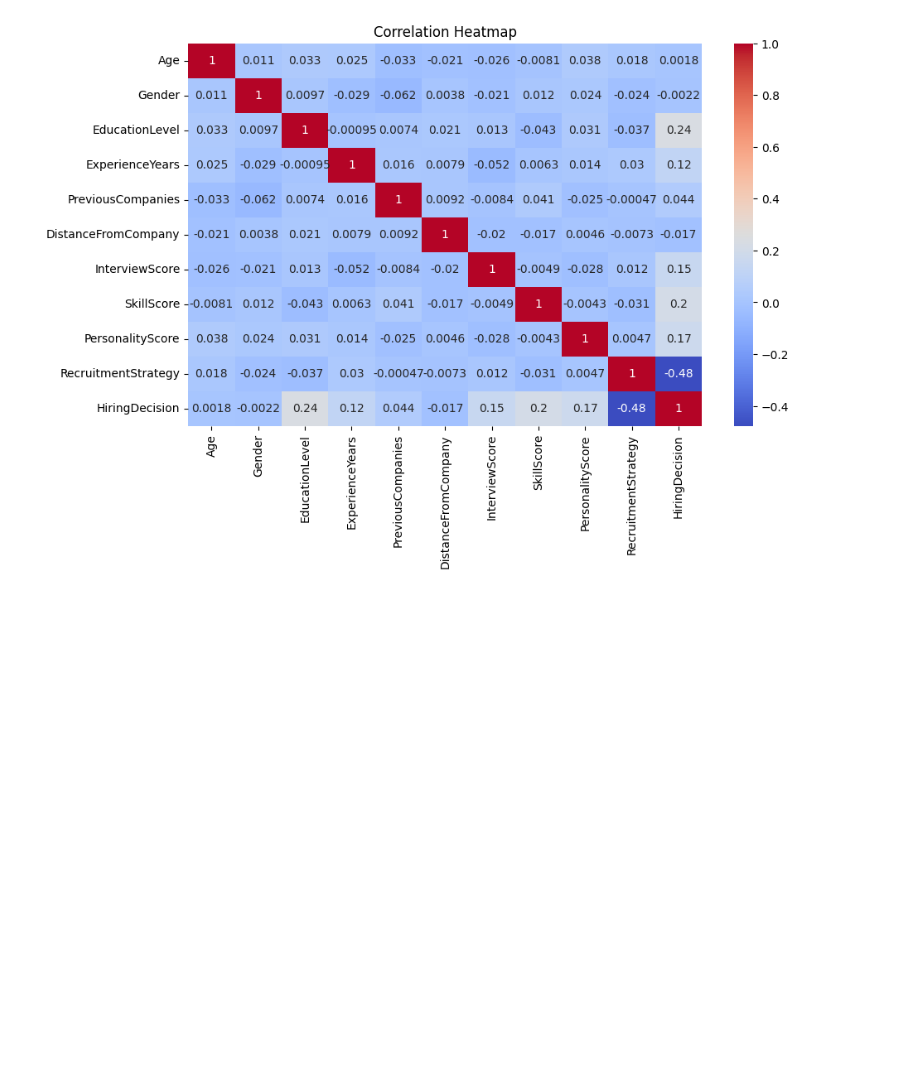
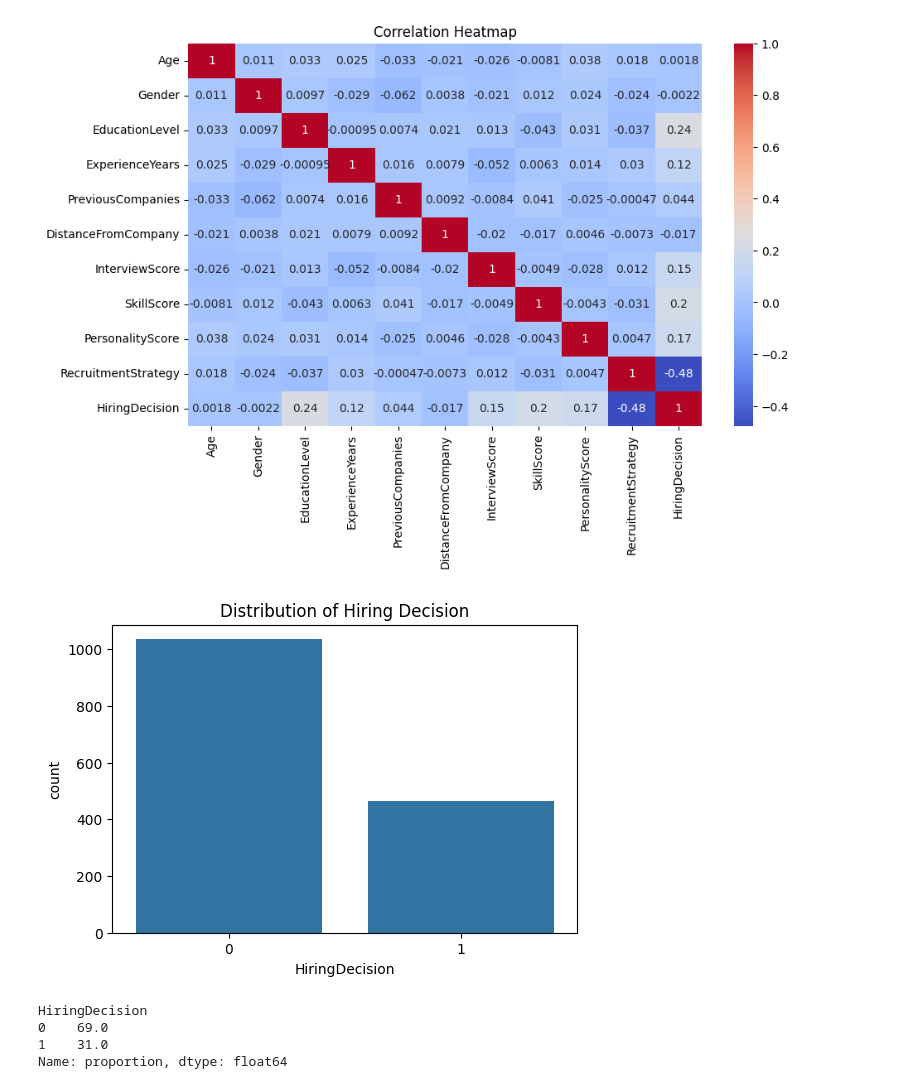
Before and after one commit to 4Kings-Rakamin/Stage0_Business_Understanding, a Jupyter notebook: EDA_Dataset_8/Part1_D8.ipynb, the cells around one changed output. Saved outputs shown, nothing was run; the diff lists cells and outputs as text; code cells hidden in the pictures; blank space fills up the shorter version.

```diff
--- a/EDA_Dataset_8/Part1_D8.ipynb
+++ b/EDA_Dataset_8/Part1_D8.ipynb
@@ -127,3 +186,19 @@ plt.title('Correlation Heatmap')
 plt.show()
 # %% [output]
 [figure]
+# %%
+# cek fitur imbalance pada label target hiring decision
+plt.figure(figsize=(6, 4))
+sns.countplot(x='HiringDecision', data=df)
+plt.title('Distribution of Hiring Decision')
+plt.show()
+# %% [output]
+[figure, added]
+# %%
+# print presentase imbalance dari label target hiring decision
+print(df['HiringDecision'].value_counts(normalize=True) * 100)
+# %% [output]
+HiringDecision
+0    69.0
+1    31.0
+Name: proportion, dtype: float64
```
Also changed, not shown: parts of 17 cells of this notebook, 3 other files.
